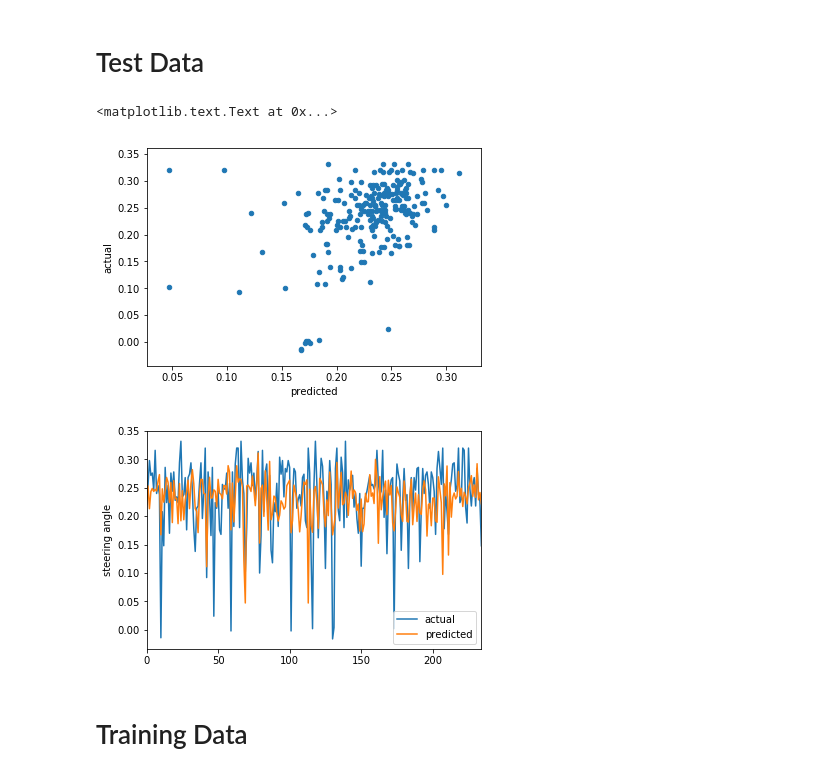
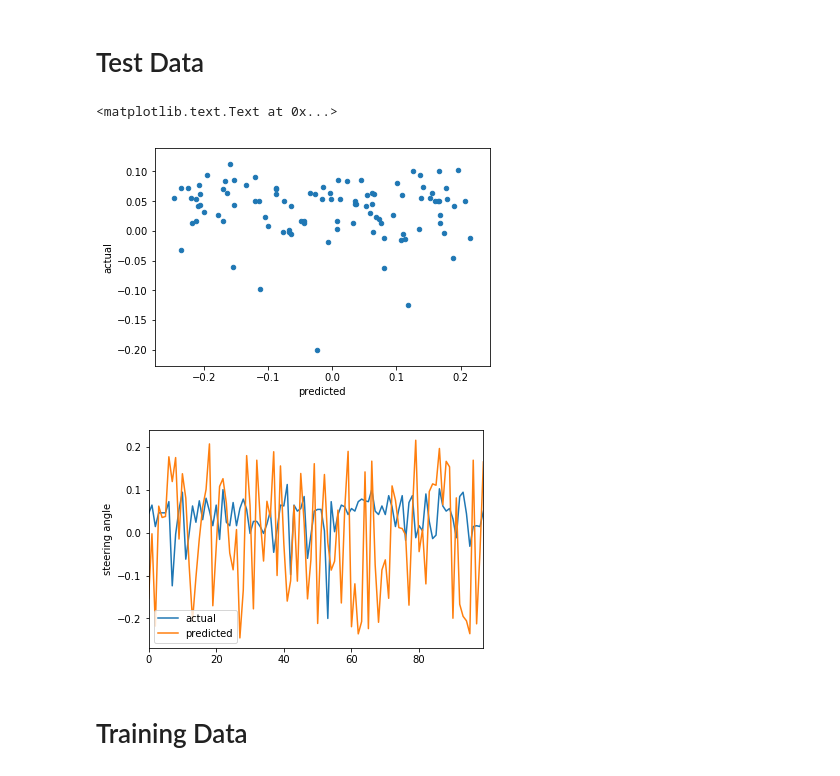
Before and after one commit to JohnFodero/sdc_surfer, a Jupyter notebook: train_nb_Udacity.ipynb, the cells around one changed output. Cells and saved outputs as stored; diff of their text form; code cells hidden in the pictures.

Commit message:
visualization cleaned up

```diff
--- a/train_nb_Udacity.ipynb
+++ b/train_nb_Udacity.ipynb
@@ -18,11 +15,12 @@ The autoreload extension is already loaded. To reload it, use:
 # %% [markdown]
 # Get Data
 # %%
-raw_X, raw_y = import_data('../inloop')
+raw_X, raw_y = import_data('../loop1')
+print('Images loaded.')
+print('Processing images..')
+raw_X = np.array([process_image(item) for item in raw_X])
+raw_X = normalize(raw_X)
 print('X shape: ', raw_X.shape)
 print('y shape: ', raw_y.shape)
-
-raw_X = np.array([process_image(item) for item in raw_X])
-raw_X = normalize(raw_X)
 imshow(raw_X[0])
 # %% [output]
@@ -157,16 +157,16 @@ model = load_model(model_path)
 # %% [markdown]
 # Test Data
 # %%
-pred_y = model.predict(test_X)
+pred_y = model.predict(test_X[:100])
 pred_y = pred_y.reshape((pred_y.shape[0],))
-df = pd.DataFrame({'predicted':pred_y, 'actual':test_y})
+df = pd.DataFrame({'predicted':pred_y, 'actual':test_y[:100]})
 ax = df.plot.scatter('predicted', 'actual')
-ax2 = pd.DataFrame({'predicted':pred_y, 'actual':test_y}).plot()
+ax2 = pd.DataFrame({'predicted':pred_y, 'actual':test_y[:100]}).plot()
 ax2.set_ylabel('steering angle')
 # %% [output]
 <matplotlib.text.Text at 0x...>
-[figure, old version]
+[figure, new version]
-[figure, old version]
+[figure, new version]
 # %% [markdown]
 # Training Data
 # %%
```
Also changed, not shown: parts of 8 cells of this notebook, 8 other files.
